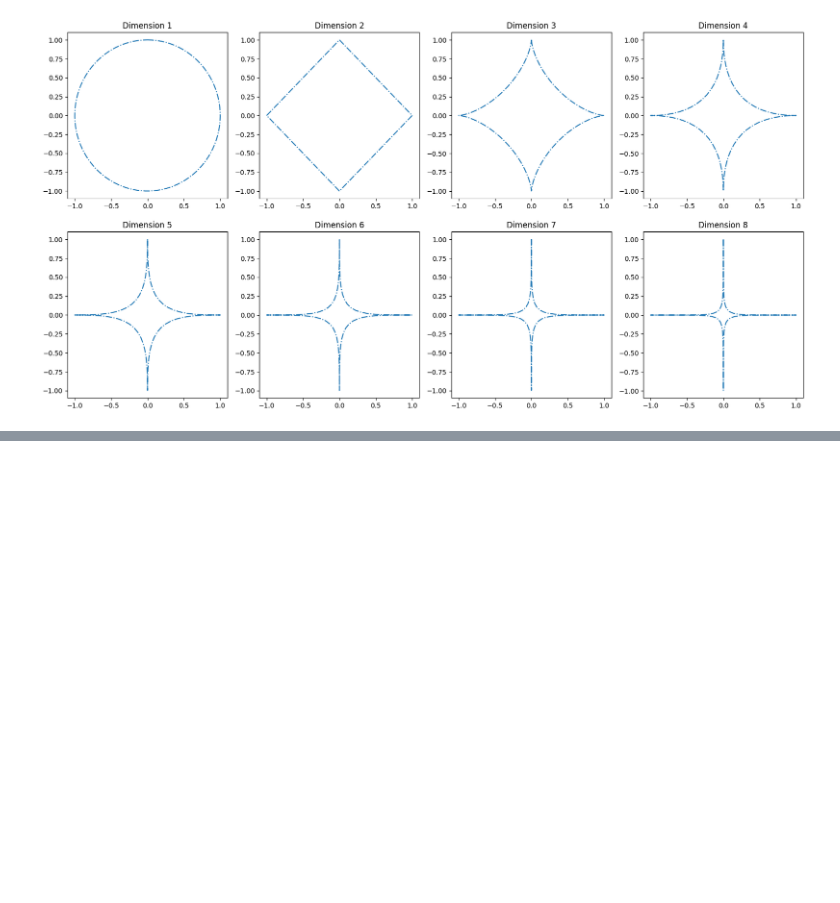
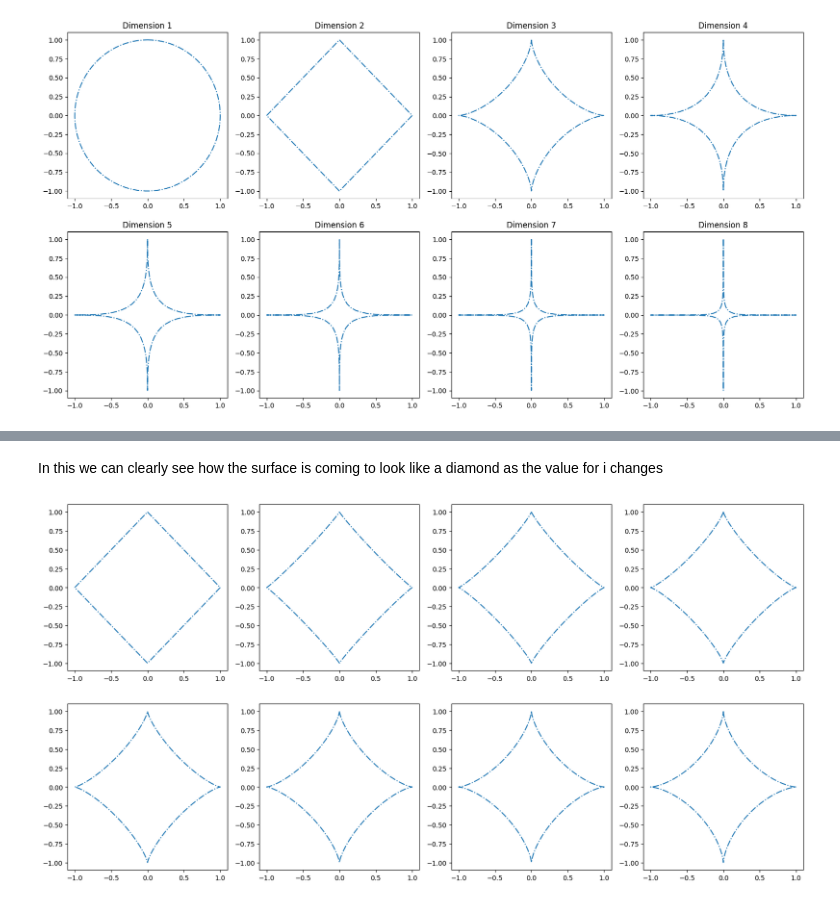
Before and after one commit to itsadhin/Visualizing_Higher_dimensions, a Jupyter notebook: Math.ipynb, the cells around one changed output, grey strips where cells are left out. Saved outputs shown, nothing was run; the diff lists cells and outputs as text; code cells hidden in the pictures; blank space fills up the shorter version.

```diff
--- a/Math.ipynb
+++ b/Math.ipynb
@@ -194,0 +235,14 @@ for n,i in enumerate(D):
+# %% [markdown]
+In this we can clearly see how the surface is coming to look like a diamond as the value for i changes
+# %%
+theta = np.linspace(0, 2*np.pi,100)
+fig, axes = plt.subplots(2, 4, figsize=(20, 10))
+axes = axes.flatten()
+D = np.linspace(2,3,8)
+for n,i in enumerate(D):
+    ax = axes[n]
+    x = np.sign(np.sin(theta))*np.abs(np.sin(theta))**i
+    y = np.sign(np.cos(theta))*np.abs(np.cos(theta))**i
+    ax.plot(x,y,linestyle='-.')
+# %% [output]
+[figure, added]
```
Also changed, not shown: parts of 16 cells of this notebook.
